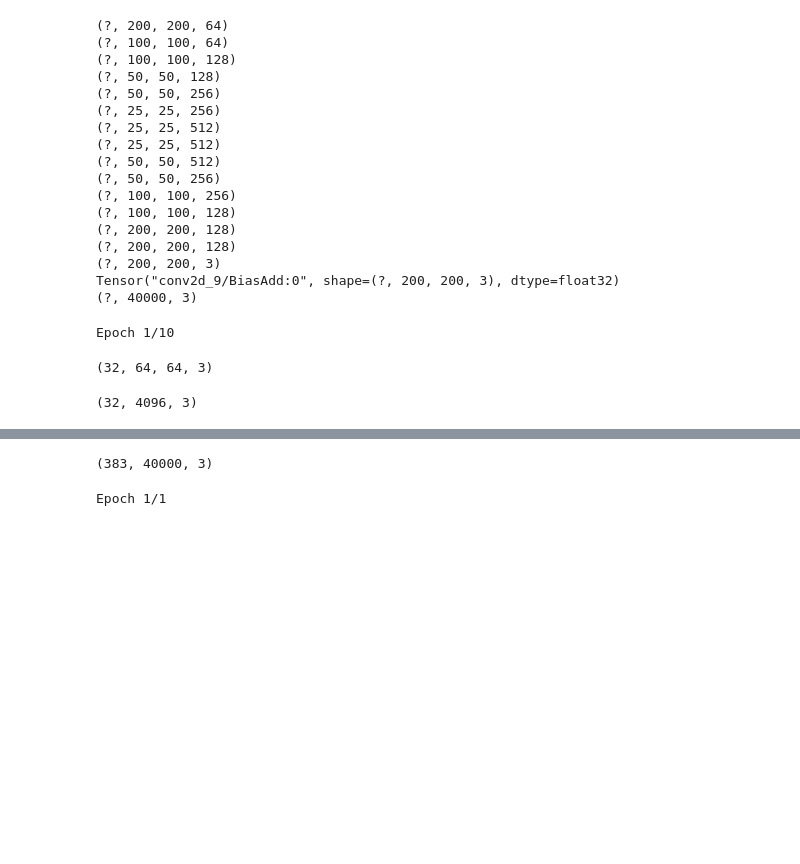
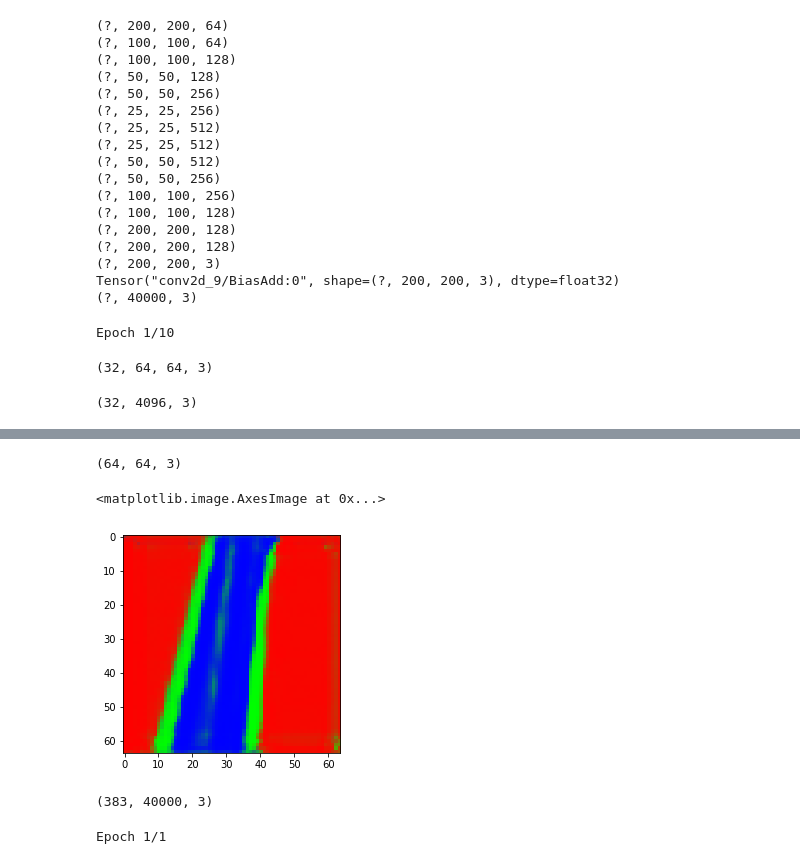
Before and after one commit to JosephPB/proyectito, a Jupyter notebook: Networks/HDF5 segmentation trial.ipynb, the cells around one changed output, grey strips where cells are left out. Saved outputs shown, nothing was run; the diff lists cells and outputs as text; code cells hidden in the pictures; blank space fills up the shorter version.

```diff
--- a/Networks/HDF5 segmentation trial.ipynb
+++ b/Networks/HDF5 segmentation trial.ipynb
@@ -252,3 +239,22 @@ model.predict()
+# %%
+test = test.reshape(7,64,64,3)
+# %%
+test[0].shape
+test0 = test[0]
+64*64
+test0.shape
+# %% [output]
+(64, 64, 3)
+# %%
+test0 = test0.reshape((1,64,64,3))
+# %%
+prediction = model.predict(test0)
+prediction = prediction.reshape((64,64,3))
+# %%
+plt.imshow(prediction)
+# %% [output]
+<matplotlib.image.AxesImage at 0x...>
+[figure, added]
 # %%
 import keras.models as models
 from keras.layers.core import Layer, Dense, Dropout, Activation, Flatten, Reshape, Permute
```
Also changed, not shown: parts of 11 cells of this notebook.
